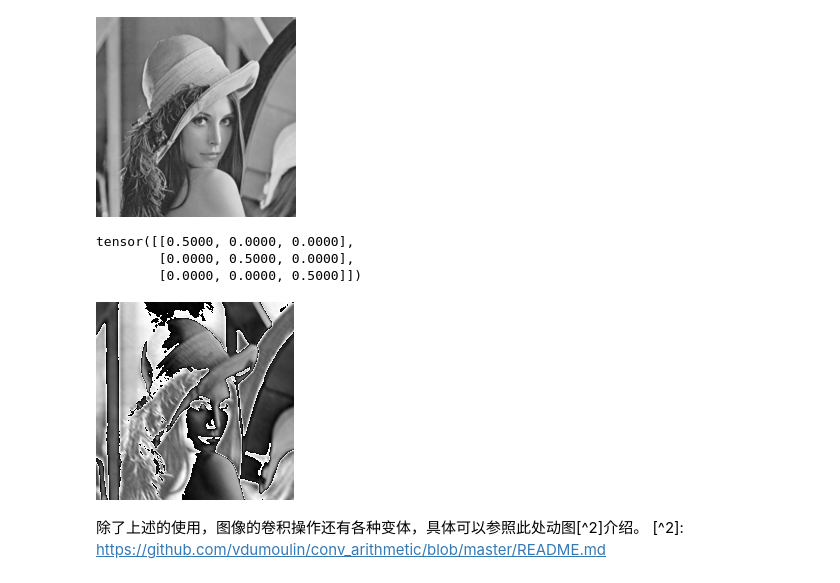
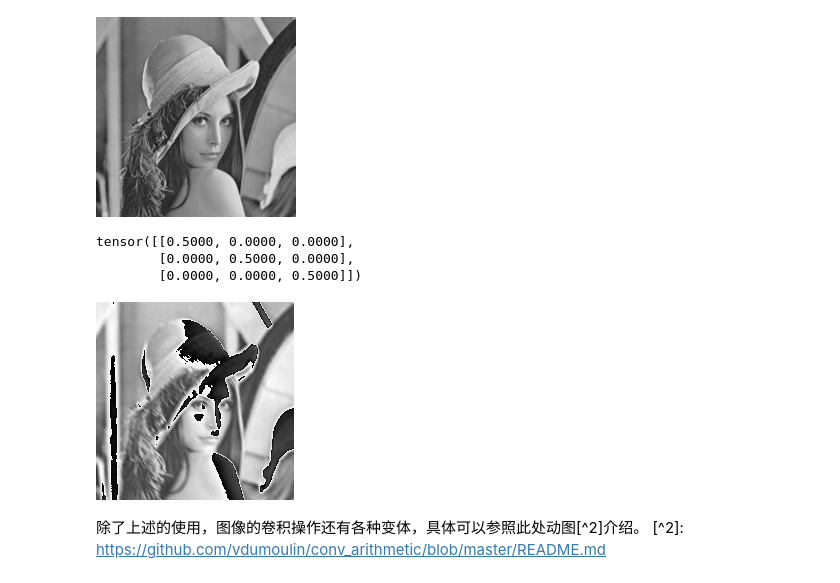
Before and after one commit to leeeeeeeee2/pytorch-book, a Jupyter notebook: chapter04-neural_network/chapter4.ipynb, the cells around one changed output. Drawn from its saved outputs; the diff is of its cells as text; code cells hidden in the pictures.

```diff
--- a/chapter04-neural_network/chapter4.ipynb
+++ b/chapter04-neural_network/chapter4.ipynb
@@ -115,21 +115,21 @@ lena
 # %%
 # 输入是一个batch，batch_size＝1
 input = to_tensor(lena).unsqueeze(0)
 
 # 锐化卷积核
 kernel = t.eye(3, 3)/2
 print(kernel)
-kernel[1][1] = 1
+kernel[1][1] = 0.5
 conv = nn.Conv2d(1, 1, (3, 3), 1, bias=False)
 conv.weight.data = kernel.view(1, 1, 3, 3)
 
 out = conv(input)
 to_pil(out.data.squeeze(0))
 # %% [output]
 tensor([[0.5000, 0.0000, 0.0000],
         [0.0000, 0.5000, 0.0000],
         [0.0000, 0.0000, 0.5000]])
-[figure, old version]
+[figure, new version]
 # %% [markdown]
 除了上述的使用，图像的卷积操作还有各种变体，具体可以参照此处动图[^2]介绍。
 [^2]: https://github.com/vdumoulin/conv_arithmetic/blob/master/README.md
```
Also changed, not shown: parts of 34 cells of this notebook.
